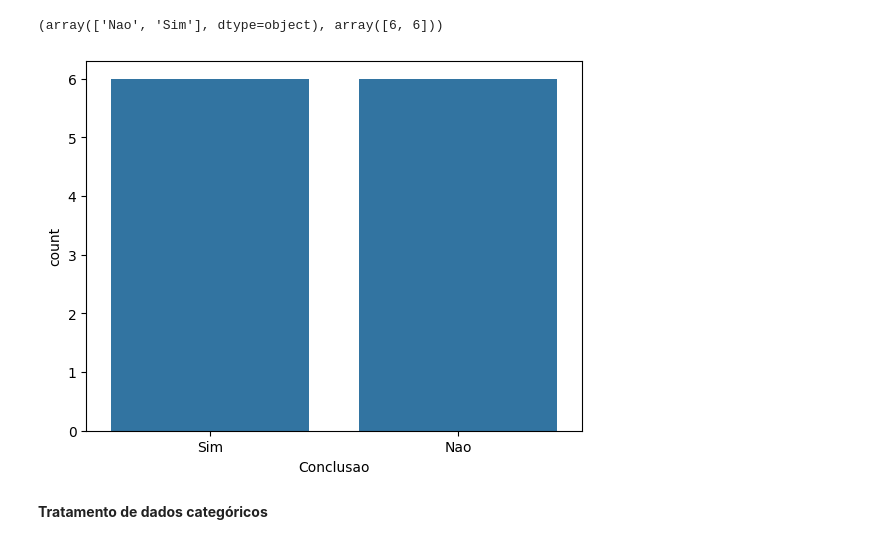
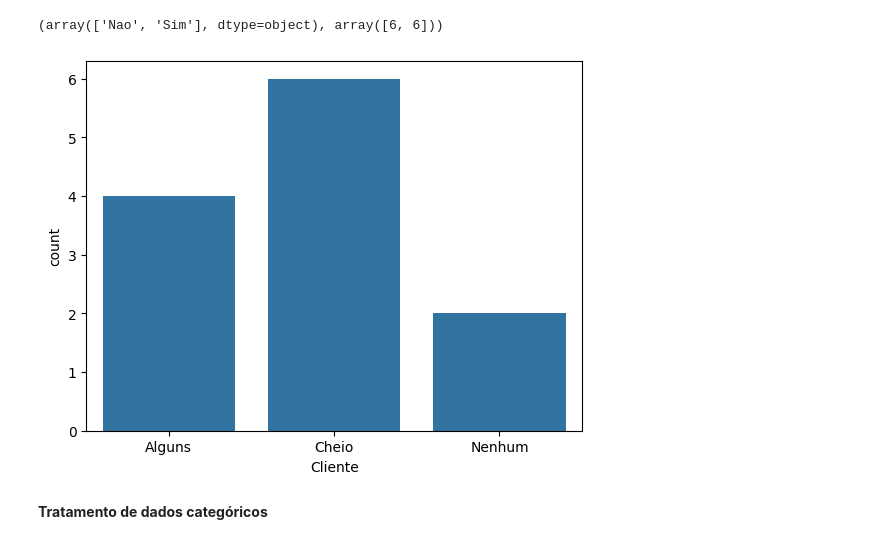
Before and after one commit to arthursbmatos9/IA, a Jupyter notebook: Lista 1/Lendo_e_tratando_arquivo_v2.ipynb, the cells around one changed output. Saved outputs shown, nothing was run; the diff lists cells and outputs as text; code cells hidden in the pictures.

```diff
--- a/Lista 1/Lendo_e_tratando_arquivo_v2.ipynb
+++ b/Lista 1/Lendo_e_tratando_arquivo_v2.ipynb
@@ -13,4 +13,4 @@ import plotly.express as px
 # %% [markdown]
 **Abrindo um arquivo CSV do drive**
 # %%
-base = pd.read_csv('/content/sample_data/restaurante_correto.csv', sep=';')
+base = pd.read_csv('/content/sample_data/restaurantev2.csv', sep=';', encoding = 'latin1')
@@ -55,9 +57,9 @@ np.unique(base['Conclusao'], return_counts=True)
 # %% [output]
 (array(['Nao', 'Sim'], dtype=object), array([6, 6]))
 # %%
-sns.countplot(x = base['Conclusao']);
+sns.countplot(x = base['Cliente']);
 # %% [output]
-[figure, old version]
+[figure, new version]
 # %% [markdown]
 **Tratamento de dados categóricos**
 # %% [markdown]
```
Also changed, not shown: parts of 18 cells of this notebook.
